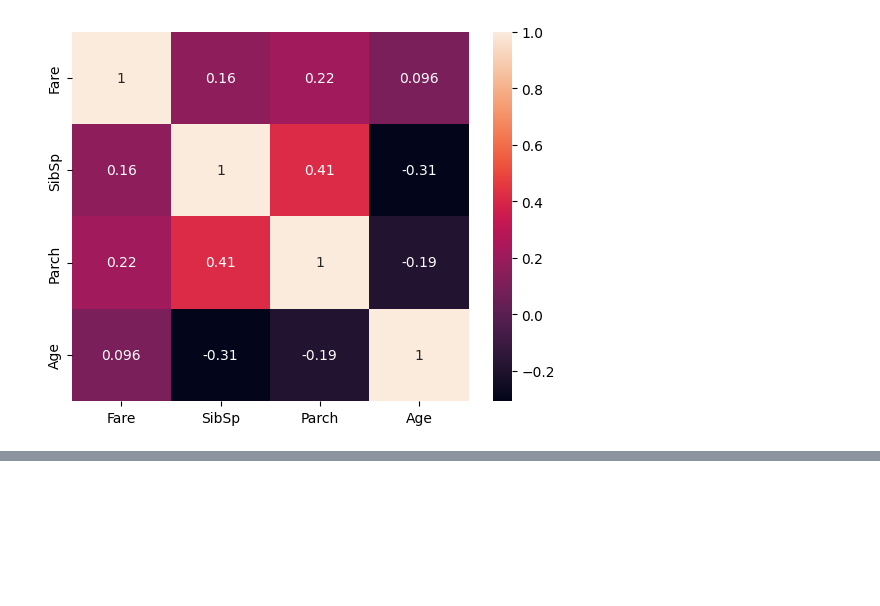
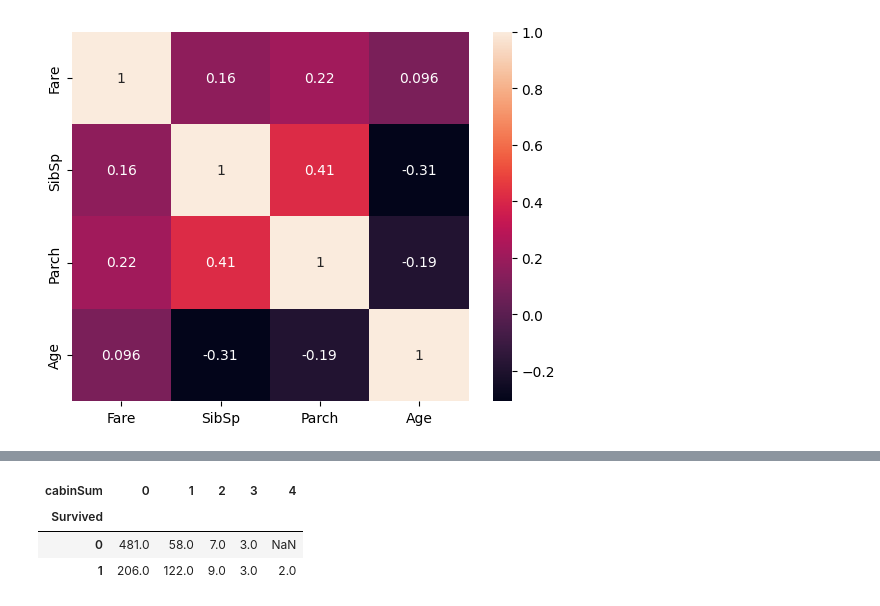
Before and after one commit to MarcusO17/kaggle-comps, a Jupyter notebook: model.ipynb, the cells around one changed output, grey strips where cells are left out. Drawn from its saved outputs; the diff is of its cells as text; code cells hidden in the pictures; blank space fills up the shorter version.

```diff
--- a/model.ipynb
+++ b/model.ipynb
@@ -100,0 +150,3 @@ Name: count, dtype: int64
+# %%
+df['cabinSum'] = df['Cabin'].apply(lambda x : 0 if pd.isna(x) else len(x.split(' ')))
+df['cabinSum'].value_counts()
@@ -100,0 +161,7 @@ Name: count, dtype: int64
+# %%
+pd.pivot_table(df,index='Survived',columns='cabinSum',values='Ticket',aggfunc='count')
+# %% [output]
+| cabinSum | 0 | 1 | 2 | 3 | 4 |
+| Survived |  |  |  |  |  |
+| 0 | 481.0 | 58.0 | 7.0 | 3.0 | NaN |
+| 1 | 206.0 | 122.0 | 9.0 | 3.0 | 2.0 |
```
Also changed, not shown: parts of 6 cells of this notebook.
